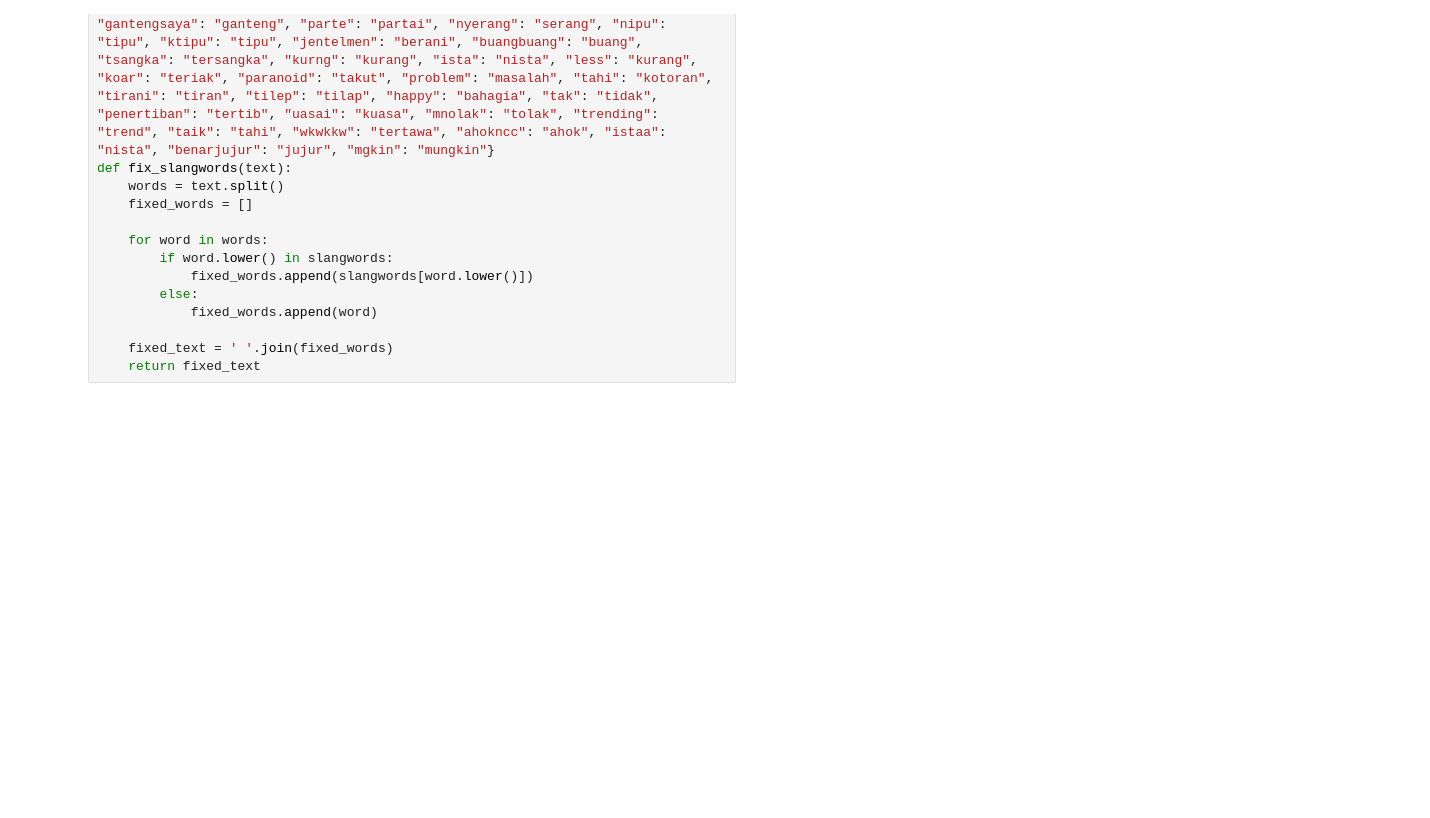
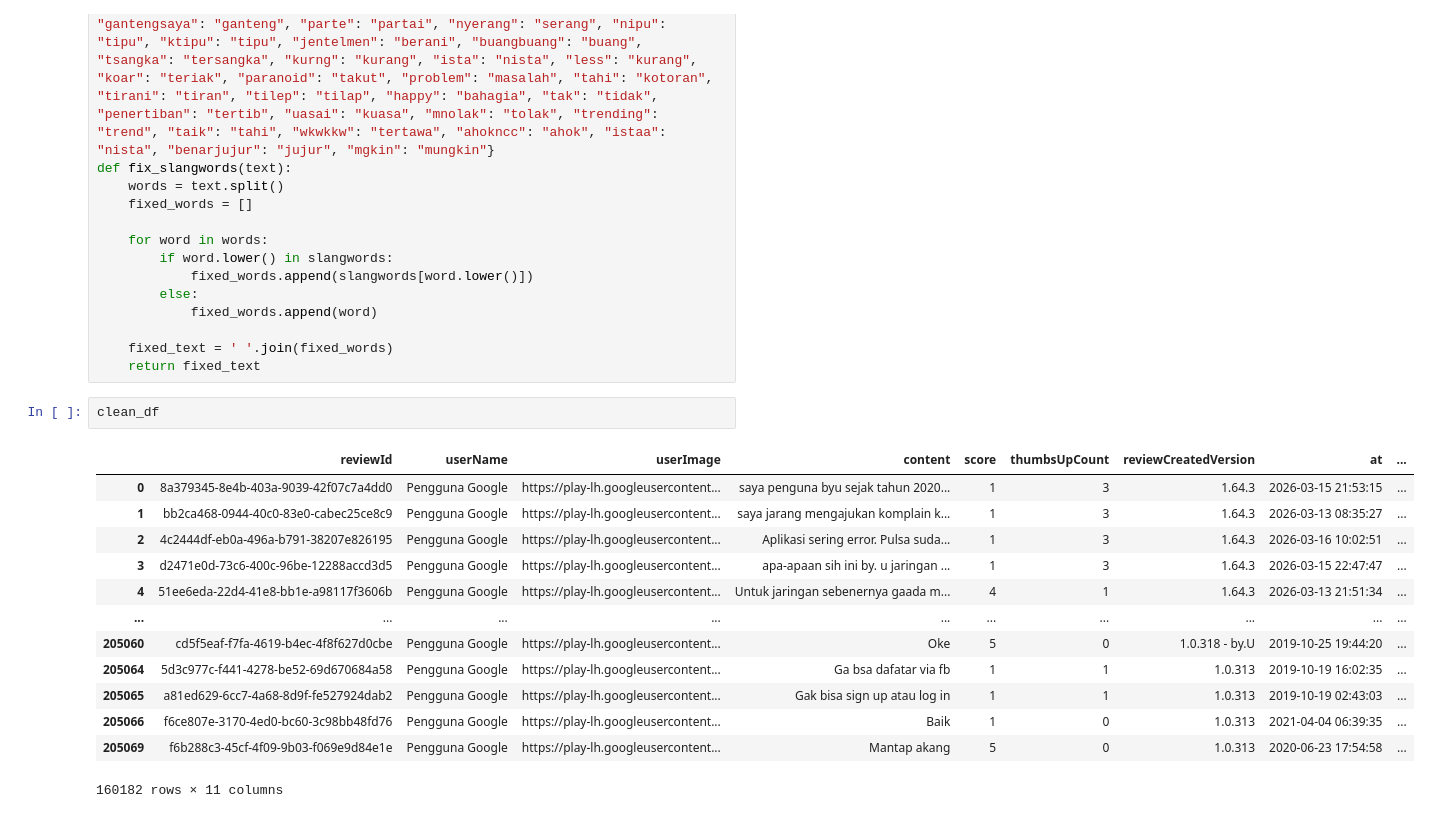
Before and after one commit to Devaaldo/by.u-sentiment-analysis, a Jupyter notebook: bayu_sentimen_analysis.ipynb, the cells around one changed output. Drawn from its saved outputs; the diff is of its cells as text; blank space fills up the shorter version.

```diff
--- a/bayu_sentimen_analysis.ipynb
+++ b/bayu_sentimen_analysis.ipynb
@@ -225,3 +238,19 @@ def fix_slangwords(text):
 
     fixed_text = ' '.join(fixed_words)
     return fixed_text
+# %%
+clean_df
+# %% [output]
+|  | reviewId | userName | userImage | content | score | thumbsUpCount | reviewCreatedVersion | at | ... |
+| 0 | 8a379345-8e4b-403a-9039-42f07c7a4dd0 | Pengguna Google | https://play-lh.googleusercontent... | saya penguna byu sejak tahun 2020... | 1 | 3 | 1.64.3 | 2026-03-15 21:53:15 | ... |
+| 1 | bb2ca468-0944-40c0-83e0-cabec25ce8c9 | Pengguna Google | https://play-lh.googleusercontent... | saya jarang mengajukan komplain k... | 1 | 3 | 1.64.3 | 2026-03-13 08:35:27 | ... |
+| 2 | 4c2444df-eb0a-496a-b791-38207e826195 | Pengguna Google | https://play-lh.googleusercontent... | Aplikasi sering error. Pulsa suda... | 1 | 3 | 1.64.3 | 2026-03-16 10:02:51 | ... |
+| 3 | d2471e0d-73c6-400c-96be-12288accd3d5 | Pengguna Google | https://play-lh.googleusercontent... | apa-apaan sih ini by. u jaringan ... | 1 | 3 | 1.64.3 | 2026-03-15 22:47:47 | ... |
+| 4 | 51ee6eda-22d4-41e8-bb1e-a98117f3606b | Pengguna Google | https://play-lh.googleusercontent... | Untuk jaringan sebenernya gaada m... | 4 | 1 | 1.64.3 | 2026-03-13 21:51:34 | ... |
+| ... | ... | ... | ... | ... | ... | ... | ... | ... | ... |
+| 205060 | cd5f5eaf-f7fa-4619-b4ec-4f8f627d0cbe | Pengguna Google | https://play-lh.googleusercontent... | Oke | 5 | 0 | 1.0.318 - by.U | 2019-10-25 19:44:20 | ... |
+| 205064 | 5d3c977c-f441-4278-be52-69d670684a58 | Pengguna Google | https://play-lh.googleusercontent... | Ga bsa dafatar via fb | 1 | 1 | 1.0.313 | 2019-10-19 16:02:35 | ... |
+| 205065 | a81ed629-6cc7-4a68-8d9f-fe527924dab2 | Pengguna Google | https://play-lh.googleusercontent... | Gak bisa sign up atau log in | 1 | 1 | 1.0.313 | 2019-10-19 02:43:03 | ... |
+| 205066 | f6ce807e-3170-4ed0-bc60-3c98bb48fd76 | Pengguna Google | https://play-lh.googleusercontent... | Baik | 1 | 0 | 1.0.313 | 2021-04-04 06:39:35 | ... |
+| 205069 | f6b288c3-45cf-4f09-9b03-f069e9d84e1e | Pengguna Google | https://play-lh.googleusercontent... | Mantap akang | 5 | 0 | 1.0.313 | 2020-06-23 17:54:58 | ... |
+160182 rows × 11 columns
```
Also changed, not shown: parts of 15 cells of this notebook, 1 other file.
